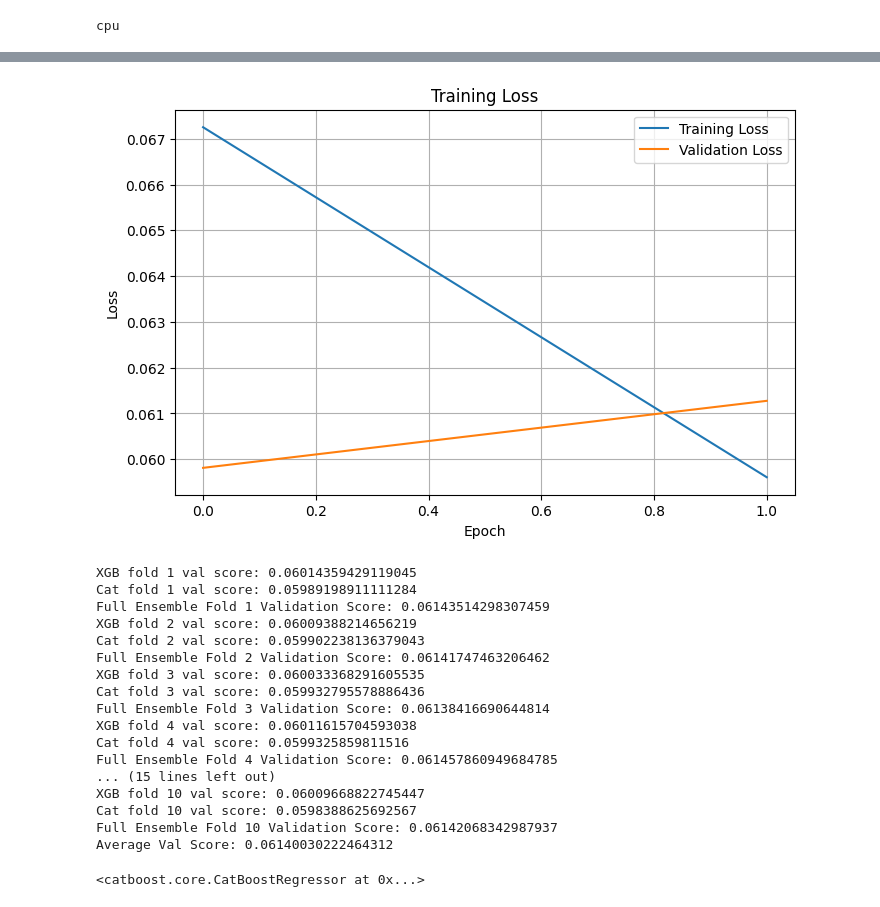
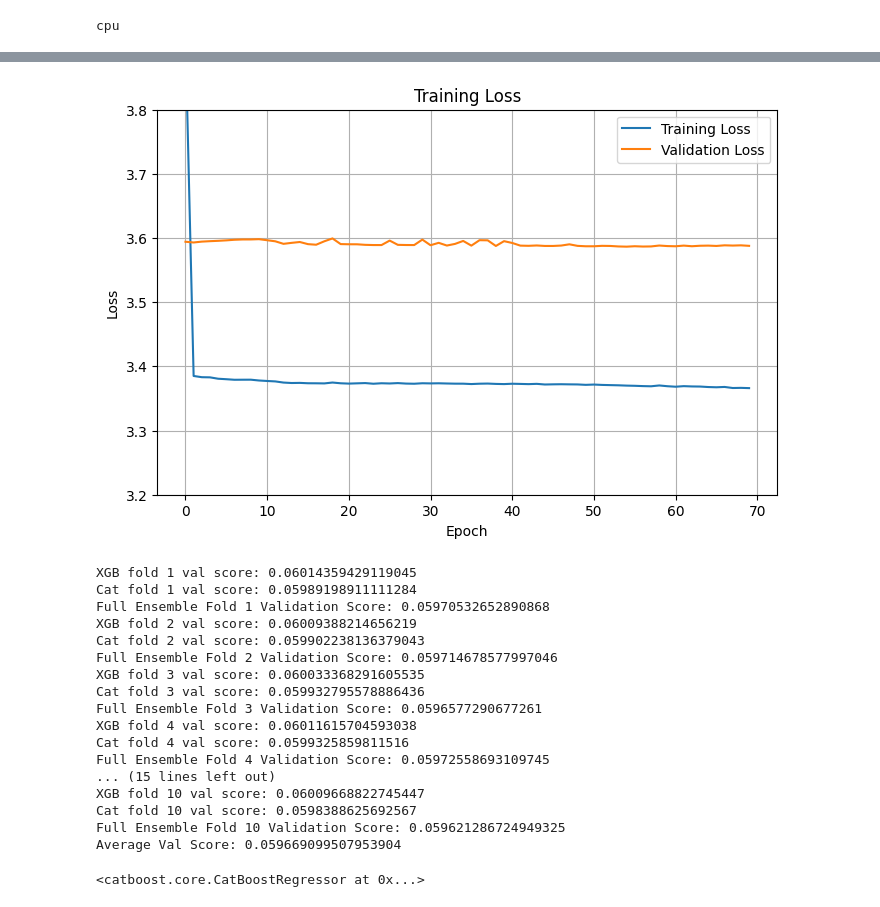
Before and after one commit to Richardhhhg/Kaggle, a Jupyter notebook: calories-ensemble-private.ipynb, the cells around one changed output, grey strips where cells are left out. Saved outputs shown, nothing was run; the diff lists cells and outputs as text; code cells hidden in the pictures.

Commit message:
Kaggle Notebook | Calories | Ensemble - Private | Version 88

```diff
--- a/calories-ensemble-private.ipynb
+++ b/calories-ensemble-private.ipynb
@@ -163,11 +183,10 @@ from tqdm import tqdm
 # %%
 K = 10
-kf = KFold(n_splits=K, random_state=SEED, shuffle=True)
+kf = KFold(n_splits=K)
 
 base_models = [
     XGBRegressor(**xgb_params),
     CatBoostRegressor(**cat_params, cat_features=cat_features),
-    # LGBMRegressor(**lgb_params)
              ]
 N_MODELS = len(base_models)
 
@@ -196,10 +215,10 @@ for m_idx, model in enumerate(base_models):
             model.fit(X_tr, y_tr)
 
         # Predict on validation fold and store in OOF matrix
-        oof_train[val_idx, m_idx] = np.expm1(model.predict(X_v)) # this uses actual Calories
+        oof_train[val_idx, m_idx] = np.expm1(model.predict(X_v))
 
         # Predict on test data and save for averaging
-        val_pred = np.expm1(model.predict(X_val)) # use raw Calories
+        val_pred = np.expm1(model.predict(X_val))
         score = np.sqrt(mean_squared_log_error(val_pred, y_val0))
         scores.append(score)
         print(f"{model_name} fold {fold} val score: {score}")
@@ -260,32 +266,24 @@ device = torch.device('cuda' if torch.cuda.is_available() else 'cpu')
 print(device)
 # %% [output]
 cpu
+# %%
+val_preds = torch.tensor(val_preds, dtype=torch.float32).to(device)
 # %%
-# val_preds_tensor = torch.tensor(val_preds, dtype=torch.float32).to(device)
-val_preds_tensor = torch.tensor(np.log1p(val_preds), dtype=torch.float32).to(device)
 meta_model = Meta_NN().to(device)
 
-learning_rate = 1e-2
-EPOCHS = 2
+learning_rate = 1e-3
+EPOCHS = 70
 BATCH_SIZE = 64
-lambda_ = 1e-2
 
-# y_val_tensor = torch.tensor(y_val0.values, dtype=torch.float32).to(device)
-y_val_tensor = torch.tensor(y_val2.values, dtype=torch.float32).to(device)
+y_val_tensor = torch.tensor(y_val0.values, dtype=torch.float32).to(device)
 
-# oof_train_tensor = torch.tensor(oof_train, dtype=torch.float32)
-# y_train_tensor = torch.tensor(y_train0, dtype=torch.float32)
-# dataset = TensorDataset(oof_train_tensor, y_train_tensor)
-
-# RMSE in the log1p space
-oof_train_tensor = torch.tensor(np.log1p(oof_train), dtype=torch.float32)
-y_train_tensor = torch.tensor(y_train2, dtype=torch.float32)
-dataset = TensorDataset(oof_train_tensor, y_train_tensor)
-
+oof_train = torch.tensor(oof_train, dtype=torch.float32)
+y_train0 = torch.tensor(y_train0, dtype=torch.float32)
+dataset = TensorDataset(oof_train, y_train0)
 loader = DataLoader(dataset, batch_size = BATCH_SIZE)
 
 criterion = rmse_loss_nn()
-optimizer = optim.Adam(meta_model.parameters(), lr=learning_rate, weight_decay=lambda_)
+optimizer = optim.Adam(meta_model.parameters(), lr=learning_rate)
 
 all_train_loss = []
 all_val_loss = []
@@ -309,14 +307,15 @@ for epoch in tqdm(range(EPOCHS)):
 
     meta_model.eval()
     with torch.no_grad():
-        y_pred = meta_model(val_preds_tensor).squeeze()
-        val_loss = criterion(y_pred, y_val_tensor).item()
+        y_pred = meta_model(val_preds).squeeze()
+        # val_loss = np.sqrt(mean_squared_error(y_pred - y_val0_values))
+        val_loss = torch.sqrt(torch.mean((y_pred - y_val_tensor)**2)).item()
         all_val_loss.append(val_loss)
 
     epoch_loss /= len(loader)
     all_train_loss.append(epoch_loss)
 
-    if (epoch + 1) % 1 == 0 or epoch == 0:
+    if (epoch + 1) % 20 == 0 or epoch == 0:
         print(f"========== EPOCH :{epoch + 1} ==========")
         print(f"Training Loss: {epoch_loss}")
         print(f"Validation Loss: {val_loss}")
@@ -330,16 +337,16 @@ Validation Loss: 0.06127602979540825
 # %%
 plt.figure(figsize=(8, 5))
 plt.plot(all_train_loss, label='Training Loss')
 plt.plot(all_val_loss, label='Validation Loss')
-# plt.ylim(3.20, 3.80)
 plt.xlabel('Epoch')
 plt.ylabel('Loss')
+plt.ylim(3.20, 3.80)
 plt.title('Training Loss')
 plt.legend()
 plt.grid(True)
 plt.show()
 # %% [output]
-[figure, old version]
+[figure, new version]
 # %%
 # cross validation
 meta_model.eval()
@@ -349,7 +356,6 @@ kf = KFold(n_splits=K)
 base_models = [
     XGBRegressor(**xgb_params),
     CatBoostRegressor(**cat_params, cat_features=cat_features),
-    # LGBMRegressor(**lgb_params)
              ]
 
 N_MODELS = len(base_models)
@@ -370,21 +376,15 @@ for train_idx, val_idx in kf.split(X_train, y_train):
         elif m_idx == 1: # catboost
             model_name = 'Cat'
             model.fit(X_tr, y_tr, eval_set=[(X_v, y_v)])
-        elif m_idx == 2: # lgb
-            model_name = 'LGB'
-            model.fit(X_tr, y_tr)
 
-        y_pred = model.predict(X_val)
-        # y_pred = np.expm1(y_pred) # remove this for log1p space
+        y_pred = np.expm1(model.predict(X_val))
         y_val_preds[m_idx] = y_pred
-        # score = np.sqrt(mean_squared_log_error(y_pred, y_val0))
-        score = np.sqrt(mean_squared_log_error(np.expm1(y_pred), y_val0))
+        score = np.sqrt(mean_squared_log_error(y_pred, y_val0))
         print(f"{model_name} fold {fold} val score: {score}")
 
     y_val_preds = torch.tensor(y_val_preds.T, dtype=torch.float32).to(device)
     meta_pred = meta_model(y_val_preds).cpu()
     meta_pred = meta_pred.detach().numpy()
-    meta_pred = np.expm1(meta_pred) # log1p space only
     meta_pred = np.maximum(meta_pred, 0)
     meta_pred = np.minimum(meta_pred, 314)
     score = np.sqrt(mean_squared_log_error(meta_pred, y_val0))
@@ -396,21 +396,21 @@ print(f"Average Val Score: {avg_score}")
 # %% [output]
 XGB fold 1 val score: 0.06014359429119045
 Cat fold 1 val score: 0.05989198911111284
-Full Ensemble Fold 1 Validation Score: 0.06143514298307459
+Full Ensemble Fold 1 Validation Score: 0.05970532652890868
 XGB fold 2 val score: 0.06009388214656219
 Cat fold 2 val score: 0.059902238136379043
-Full Ensemble Fold 2 Validation Score: 0.06141747463206462
+Full Ensemble Fold 2 Validation Score: 0.059714678577997046
 XGB fold 3 val score: 0.060033368291605535
 Cat fold 3 val score: 0.059932795578886436
-Full Ensemble Fold 3 Validation Score: 0.06138416690644814
+Full Ensemble Fold 3 Validation Score: 0.0596577290677261
 XGB fold 4 val score: 0.06011615704593038
 Cat fold 4 val score: 0.0599325859811516
-Full Ensemble Fold 4 Validation Score: 0.061457860949684785
+Full Ensemble Fold 4 Validation Score: 0.05972558693109745
 ... (15 lines left out)
 XGB fold 10 val score: 0.06009668822745447
 Cat fold 10 val score: 0.0598388625692567
-Full Ensemble Fold 10 Validation Score: 0.06142068342987937
-Average Val Score: 0.06140030222464312
+Full Ensemble Fold 10 Validation Score: 0.059621286724949325
+Average Val Score: 0.059669099507953904
 # %%
 # training models
 xgb_model = XGBRegressor(**xgb_params)
```
Also changed, not shown: parts of 13 cells of this notebook.
